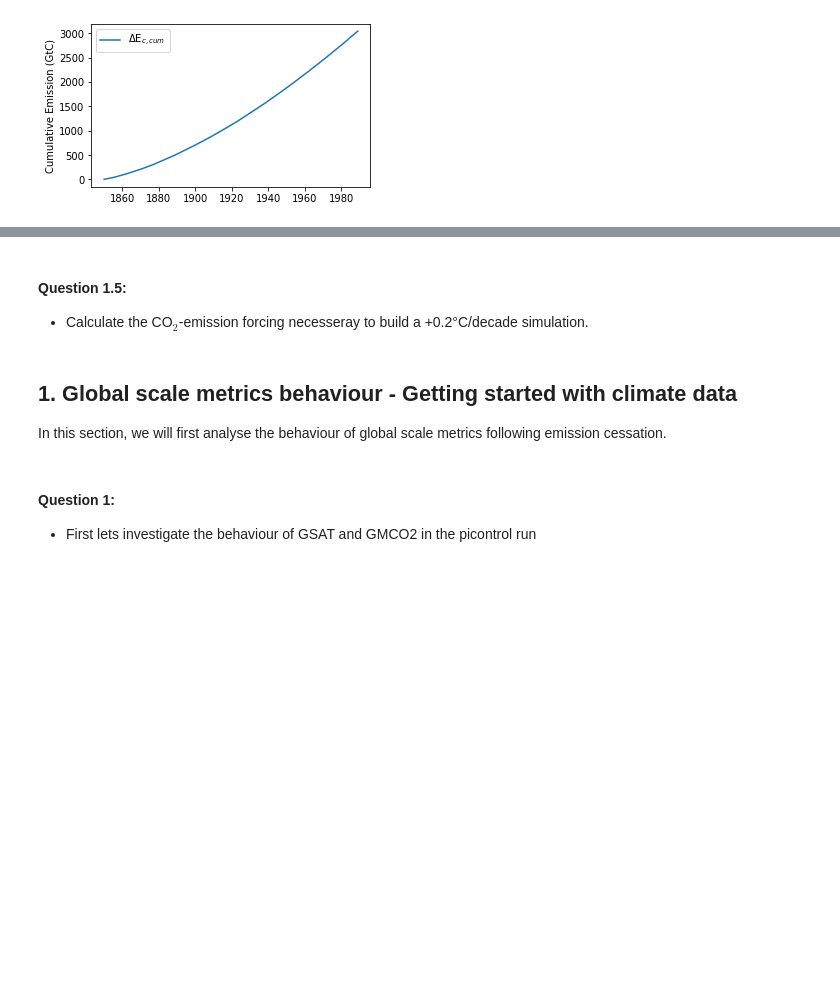
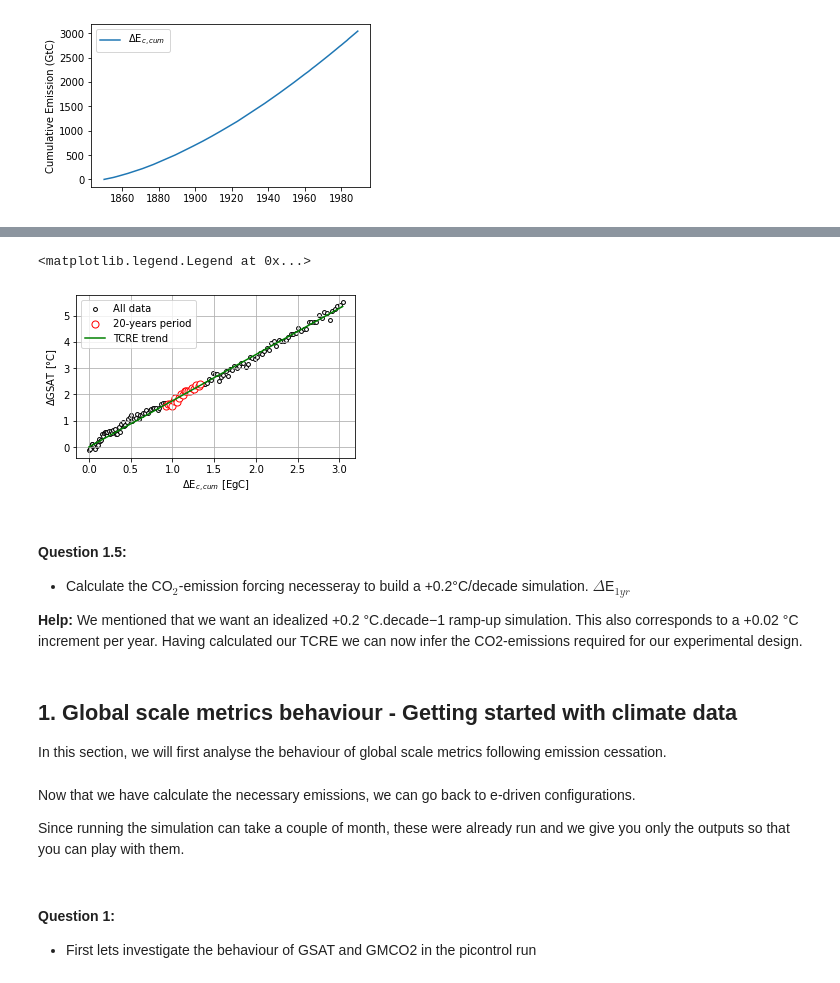
Before and after one commit to acsed-dot/TP-MSOAC-Climate_change, a Jupyter notebook: topics/3-CNRM-ESM2-2_emission_driven.ipynb, the cells around one changed output, grey strips where cells are left out. Drawn from its saved outputs; the diff is of its cells as text; code cells hidden in the pictures; blank space fills up the shorter version.

```diff
--- a/topics/3-CNRM-ESM2-2_emission_driven.ipynb
+++ b/topics/3-CNRM-ESM2-2_emission_driven.ipynb
@@ -406,4 +443,25 @@ Text(0, 0.5, 'Cumulative Emission (GtC)')
+# %%
+TCRE = np.mean(D_GSAT[start_year:end_year])/np.mean(conversion_D_Eccum[start_year:end_year])
+# %%
+fig, ax = plt.subplots(1,1, figsize=(5,3))
+
+ax.scatter(conversion_D_Eccum, D_GSAT[0:150], s=15, facecolor="w", edgecolor="k", alpha=1, label="All data")
+ax.scatter(conversion_D_Eccum[start_year:end_year], D_GSAT[start_year:end_year], facecolor="w", edgecolor="r", s=50, alpha=1, label="20-years period")
+
+ax.plot(conversion_D_Eccum, conversion_D_Eccum*TCRE, color="green", label="TCRE trend")
+
+# aestetic
+ax.set_ylabel("$\Delta$GSAT [°C]")
+ax.set_xlabel("$\Delta$E$_{c,cum}$ [EgC]")
+ax.grid()
+ax.legend()
+# %% [output]
+<matplotlib.legend.Legend at 0x...>
+[figure, added]
 # %% [markdown]
 #### Question 1.5:
 
-* Calculate the CO$_2$-emission forcing necesseray to build a +0.2°C/decade simulation.
+* Calculate the CO$_2$-emission forcing necesseray to build a +0.2°C/decade simulation. $\Delta$E$_{1yr}$
+
+__Help:__ We mentioned that we want an idealized +0.2 °C.decade−1 ramp-up simulation. This also corresponds to a +0.02 °C increment per
+year. Having calculated our TCRE we can now infer the CO2-emissions required for our experimental design.
@@ -412,6 +472,10 @@ Text(0, 0.5, 'Cumulative Emission (GtC)')
 ## 1. Global scale metrics behaviour - Getting started with climate data
 
 In this section, we will first analyse the behaviour of global scale metrics following emission cessation.
+# %% [markdown]
+Now that we have calculate the necessary emissions, we can go back to e-driven configurations.
+
+Since running the simulation can take a couple of month, these were already run and we give you only the outputs so that you can play with them.
 # %% [markdown]
 #### Question 1:
 
```
Also changed, not shown: parts of 21 cells of this notebook, 14 other files.
